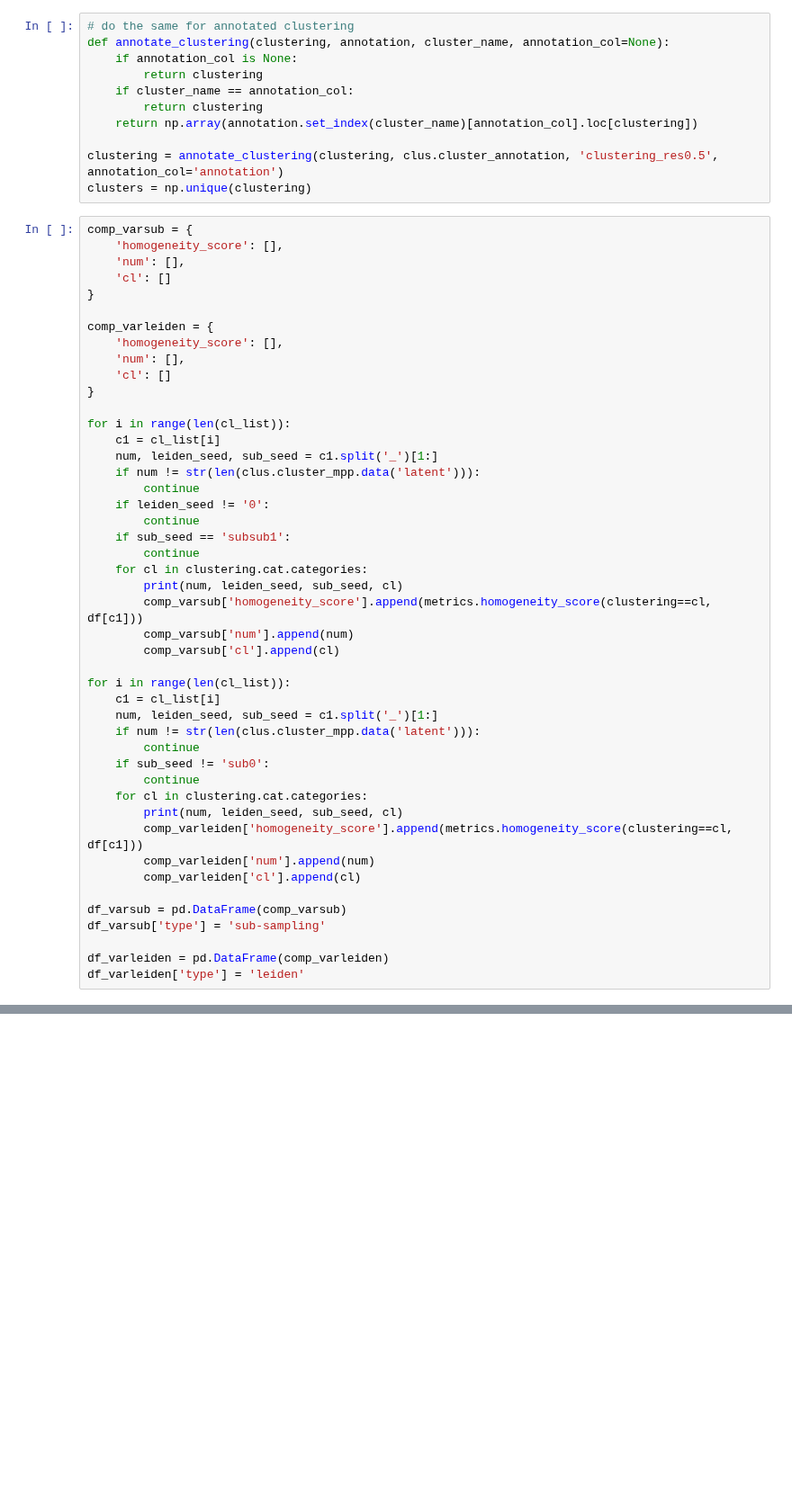
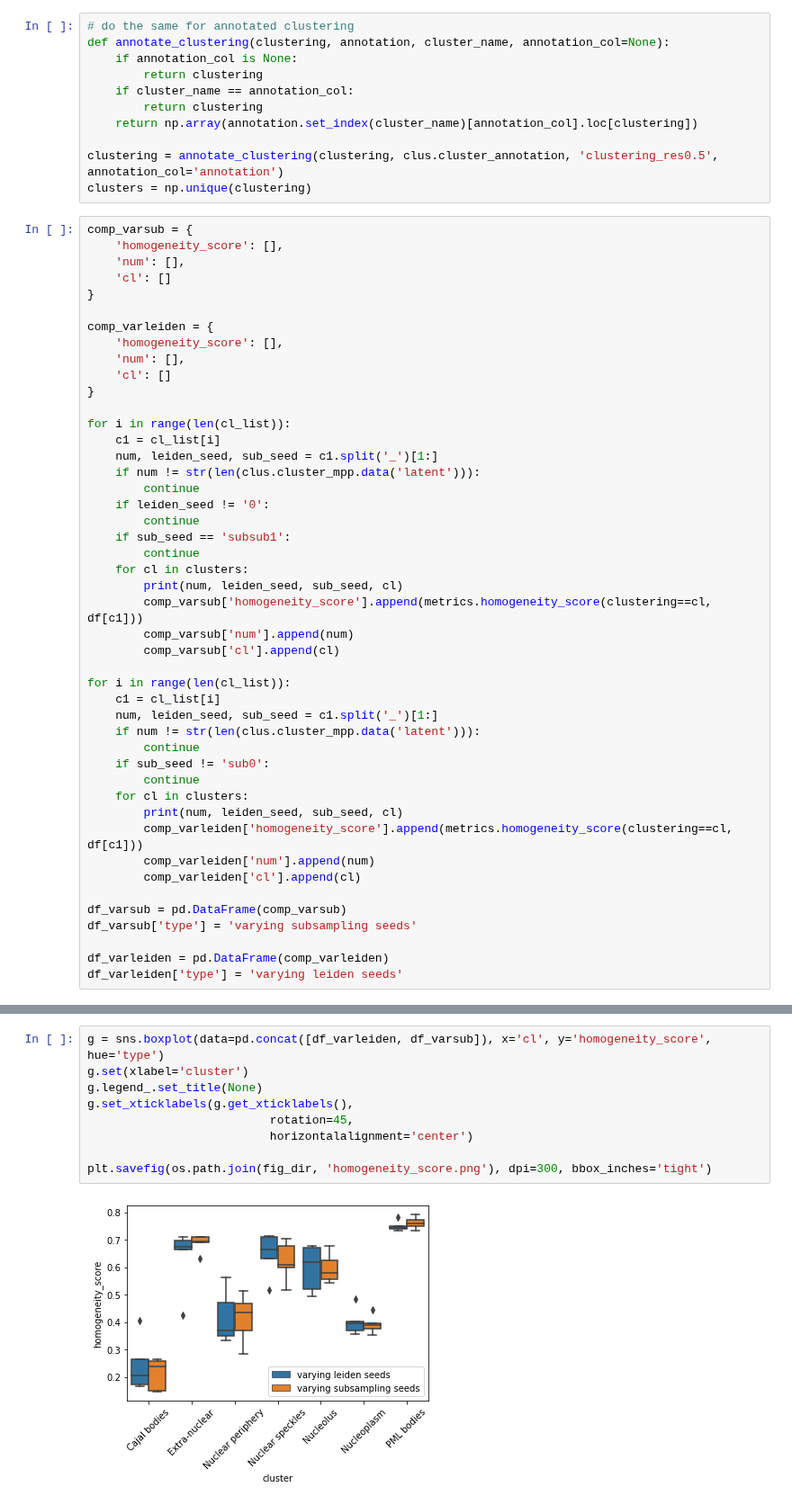
Before and after one commit to theislab/campa_ana, a Jupyter notebook: figures/fig1_suppl_cluster_subsampling.ipynb, the cells around one changed output, grey strips where cells are left out. Shown at 90% size. Drawn from its saved outputs; the diff is of its cells as text; blank space fills up the shorter version.

```diff
--- a/figures/fig1_suppl_cluster_subsampling.ipynb
+++ b/figures/fig1_suppl_cluster_subsampling.ipynb
@@ -366,7 +388,7 @@ for i in range(len(cl_list)):
         continue
     if sub_seed == 'subsub1':
         continue
-    for cl in clustering.cat.categories:
+    for cl in clusters:
         print(num, leiden_seed, sub_seed, cl)
         comp_varsub['homogeneity_score'].append(metrics.homogeneity_score(clustering==cl, df[c1]))
         comp_varsub['num'].append(num)
@@ -379,15 +401,15 @@ for i in range(len(cl_list)):
         continue
     if sub_seed != 'sub0':
         continue
-    for cl in clustering.cat.categories:
+    for cl in clusters:
         print(num, leiden_seed, sub_seed, cl)
         comp_varleiden['homogeneity_score'].append(metrics.homogeneity_score(clustering==cl, df[c1]))
         comp_varleiden['num'].append(num)
         comp_varleiden['cl'].append(cl)
 
 df_varsub = pd.DataFrame(comp_varsub)
-df_varsub['type'] = 'sub-sampling'
+df_varsub['type'] = 'varying subsampling seeds'
 
 df_varleiden = pd.DataFrame(comp_varleiden)
-df_varleiden['type'] = 'leiden'
+df_varleiden['type'] = 'varying leiden seeds'
 # %% [output]
@@ -395,0 +433,11 @@ array(['Nucleoplasm', 'PML bodies', 'Nuclear speckles', ...,
+# %%
+g = sns.boxplot(data=pd.concat([df_varleiden, df_varsub]), x='cl', y='homogeneity_score', hue='type')
+g.set(xlabel='cluster')
+g.legend_.set_title(None)
+g.set_xticklabels(g.get_xticklabels(),
+                          rotation=45,
+                          horizontalalignment='center')
+
+plt.savefig(os.path.join(fig_dir, 'homogeneity_score.png'), dpi=300, bbox_inches='tight')
+# %% [output]
+[figure, added]
```
Also changed, not shown: parts of 5 cells of this notebook, 3 other files.
